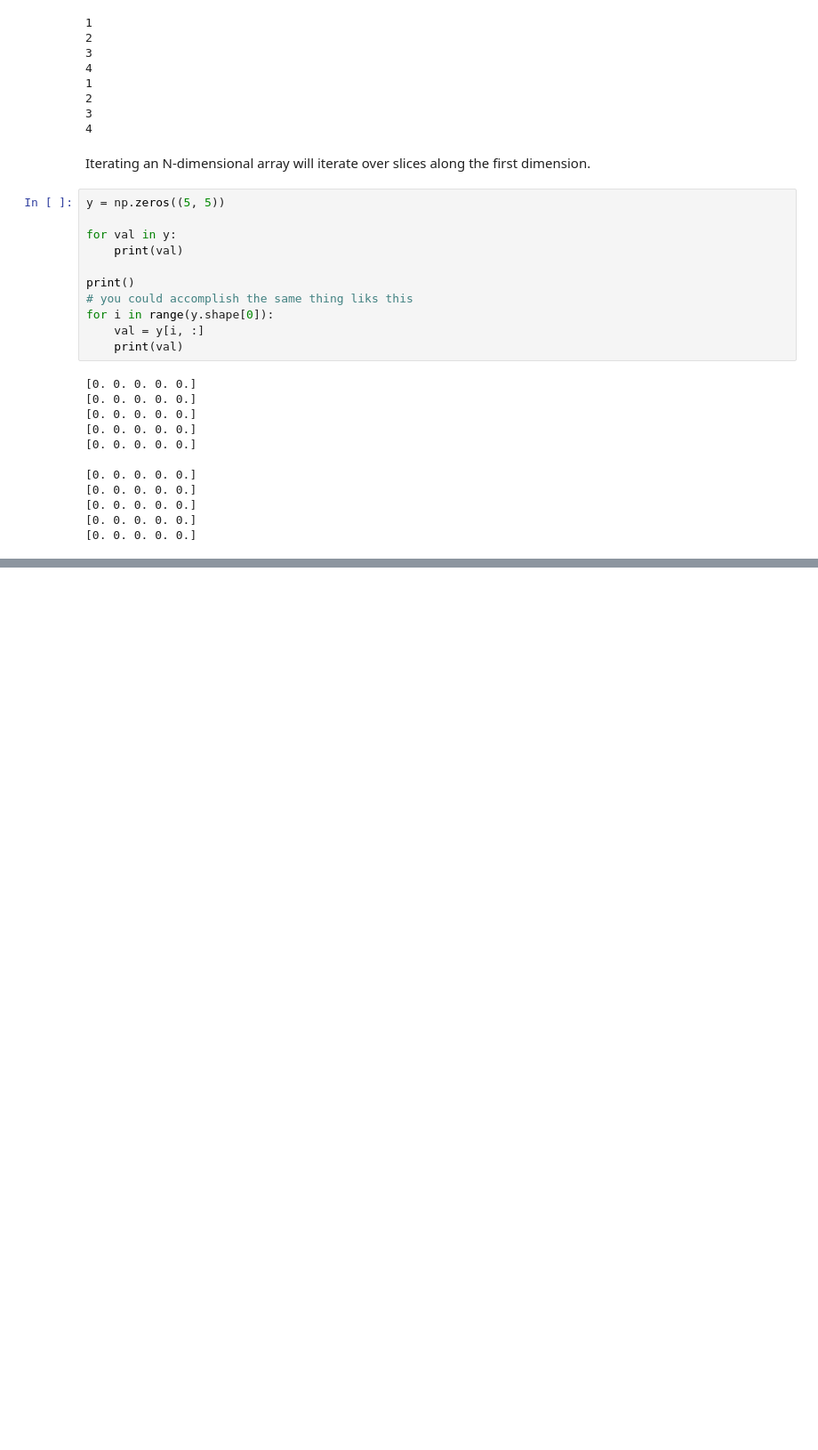
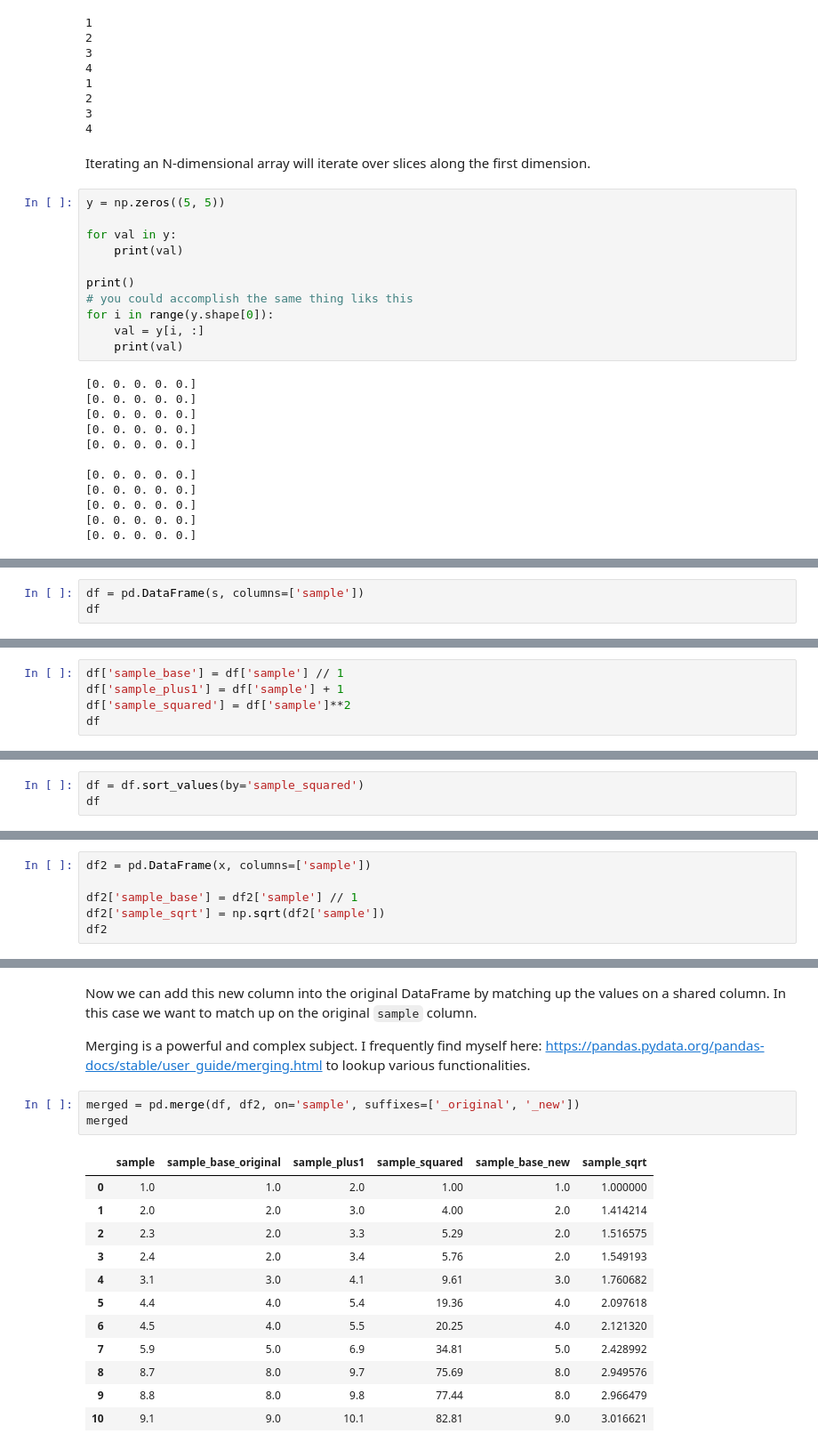
Before and after one commit to semaphoreP/codeastro, a Jupyter notebook: Day1/numpy_pandas.ipynb, the cells around one changed output, grey strips where cells are left out. Shown at 89% size. Cells and saved outputs as stored; diff of their text form; blank space fills up the shorter version.

Commit message:
finished numpy/pandas tutorial

```diff
--- a/Day1/numpy_pandas.ipynb
+++ b/Day1/numpy_pandas.ipynb
@@ -90,0 +128,3 @@ for i in range(y.shape[0]):
+# %%
+df = pd.DataFrame(s, columns=['sample'])
+df
@@ -90,0 +148,5 @@ for i in range(y.shape[0]):
+# %%
+df['sample_base'] = df['sample'] // 1
+df['sample_plus1'] = df['sample'] + 1
+df['sample_squared'] = df['sample']**2
+df
@@ -90,0 +170,3 @@ for i in range(y.shape[0]):
+# %%
+df = df.sort_values(by='sample_squared')
+df
@@ -90,0 +245,6 @@ for i in range(y.shape[0]):
+# %%
+df2 = pd.DataFrame(x, columns=['sample'])
+
+df2['sample_base'] = df2['sample'] // 1
+df2['sample_sqrt'] = np.sqrt(df2['sample'])
+df2
@@ -90,0 +264,20 @@ for i in range(y.shape[0]):
+# %% [markdown]
+Now we can add this new column into the original DataFrame by matching up the values on a shared column. In this case we want to match up on the original `sample` column.
+
+Merging is a powerful and complex subject. I frequently find myself here: https://pandas.pydata.org/pandas-docs/stable/user_guide/merging.html to lookup various functionalities.
+# %%
+merged = pd.merge(df, df2, on='sample', suffixes=['_original', '_new'])
+merged
+# %% [output]
+|  | sample | sample_base_original | sample_plus1 | sample_squared | sample_base_new | sample_sqrt |
+| 0 | 1.0 | 1.0 | 2.0 | 1.00 | 1.0 | 1.000000 |
+| 1 | 2.0 | 2.0 | 3.0 | 4.00 | 2.0 | 1.414214 |
+| 2 | 2.3 | 2.0 | 3.3 | 5.29 | 2.0 | 1.516575 |
+| 3 | 2.4 | 2.0 | 3.4 | 5.76 | 2.0 | 1.549193 |
+| 4 | 3.1 | 3.0 | 4.1 | 9.61 | 3.0 | 1.760682 |
+| 5 | 4.4 | 4.0 | 5.4 | 19.36 | 4.0 | 2.097618 |
+| 6 | 4.5 | 4.0 | 5.5 | 20.25 | 4.0 | 2.121320 |
+| 7 | 5.9 | 5.0 | 6.9 | 34.81 | 5.0 | 2.428992 |
+| 8 | 8.7 | 8.0 | 9.7 | 75.69 | 8.0 | 2.949576 |
+| 9 | 8.8 | 8.0 | 9.8 | 77.44 | 8.0 | 2.966479 |
+| 10 | 9.1 | 9.0 | 10.1 | 82.81 | 9.0 | 3.016621 |
```
Also changed, not shown: parts of 23 cells of this notebook, 4 other files.
